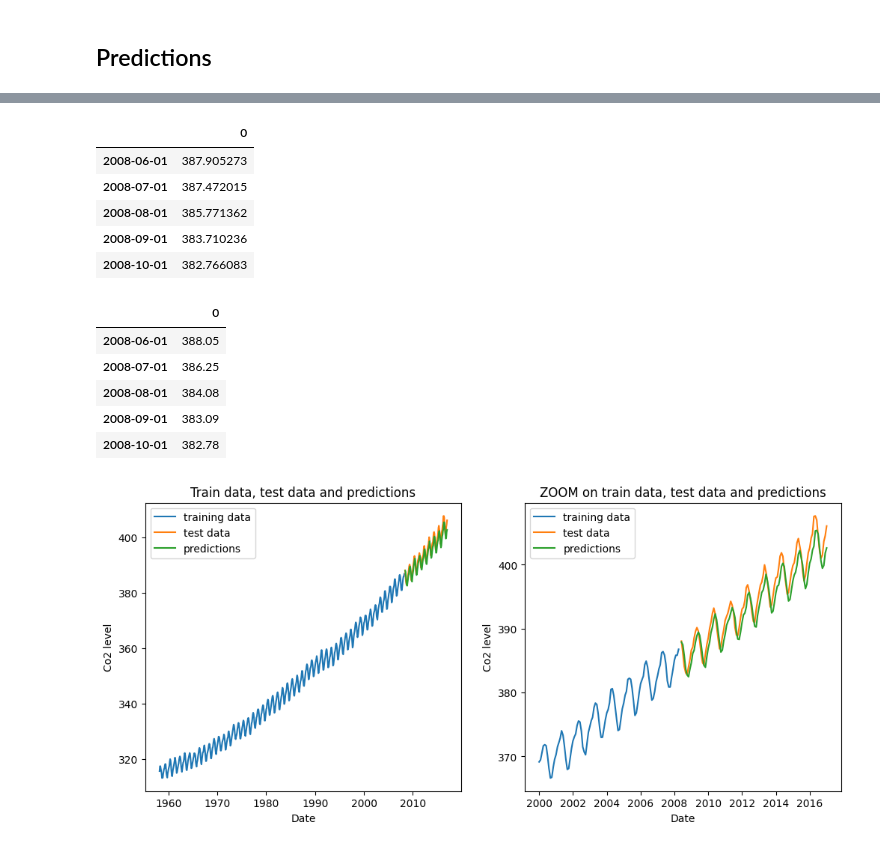
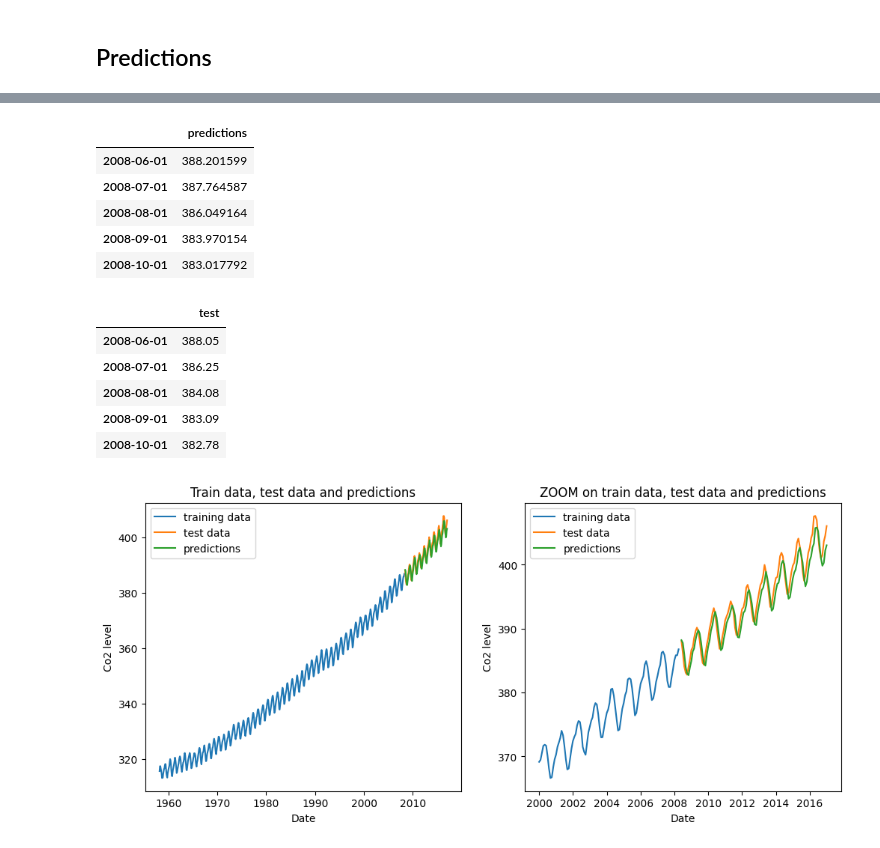
Before and after one commit to thcarole1/Carbon_Dioxide_Levels_in_Atmosphere, a Jupyter notebook: notebooks/Carbon dioxide levels prediction_Final_test.ipynb, the cells around one changed output, grey strips where cells are left out. Saved outputs shown, nothing was run; the diff lists cells and outputs as text; code cells hidden in the pictures.

```diff
--- a/notebooks/Carbon dioxide levels prediction_Final_test.ipynb
+++ b/notebooks/Carbon dioxide levels prediction_Final_test.ipynb
@@ -1405,22 +1407,22 @@ print(f"Shape of y_pred : {y_pred.shape}")
 Shape of y_pred : (104, 1)
 # %%
-y_pred_df = pd.DataFrame(y_pred, index=dates)
+y_pred_df = pd.DataFrame(y_pred, index=dates, columns=['predictions'])
 y_pred_df.head()
 # %% [output]
-|  | 0 |
-| 2008-06-01 | 387.905273 |
-| 2008-07-01 | 387.472015 |
-| 2008-08-01 | 385.771362 |
-| 2008-09-01 | 383.710236 |
-| 2008-10-01 | 382.766083 |
+|  | predictions |
+| 2008-06-01 | 388.201599 |
+| 2008-07-01 | 387.764587 |
+| 2008-08-01 | 386.049164 |
+| 2008-09-01 | 383.970154 |
+| 2008-10-01 | 383.017792 |
 # %%
 # Compute y_test (no scaling)
 y_test = scaler.inverse_transform(y_test_scaled)
 # %%
-y_test_df = pd.DataFrame(y_test, index=dates)
+y_test_df = pd.DataFrame(y_test, index=dates, columns=['test'])
 y_test_df.head()
 # %% [output]
-|  | 0 |
+|  | test |
 | 2008-06-01 | 388.05 |
 | 2008-07-01 | 386.25 |
 | 2008-08-01 | 384.08 |
```
Also changed, not shown: parts of 23 cells of this notebook, 6 other files.
